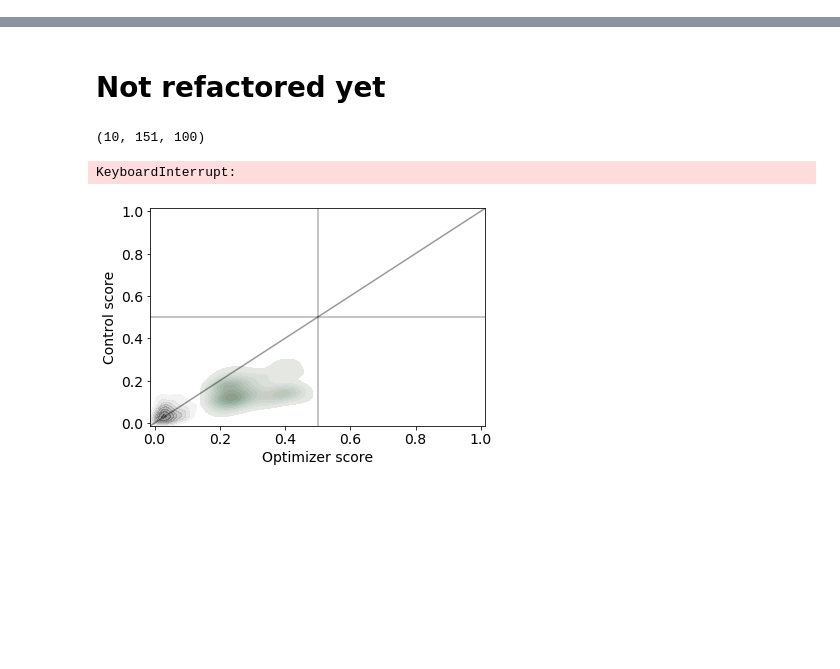
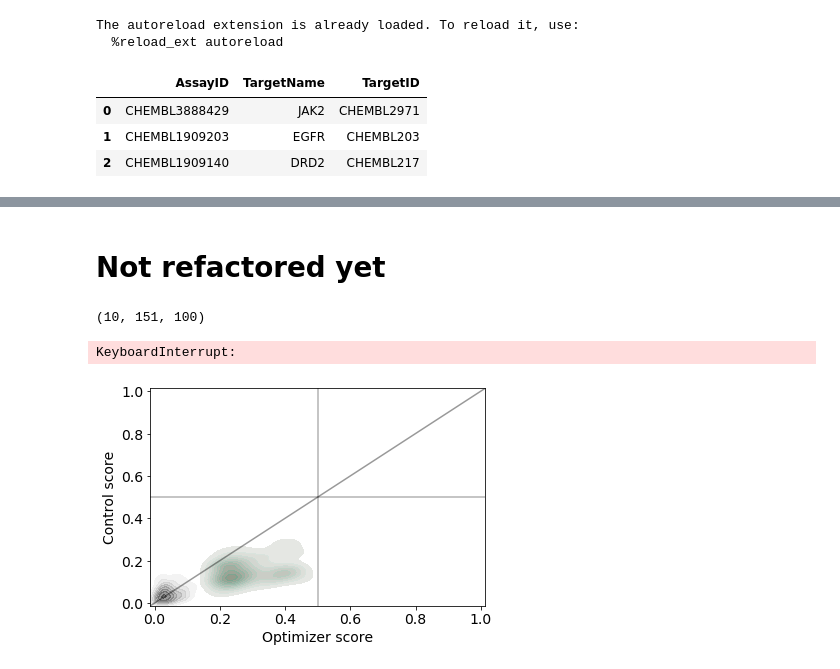
Before and after one commit to ml-jku/mgenerators-failure-modes, a Jupyter notebook: visualization.ipynb, the cells around one changed output, grey strips where cells are left out. Cells and saved outputs as stored; diff of their text form; code cells hidden in the pictures; blank space fills up the shorter version.

```diff
--- a/visualization.ipynb
+++ b/visualization.ipynb
@@ -15,17 +1,39 @@ from plot_utils import npflatten
 # %%
+%load_ext autoreload
+%autoreload 2
+
+import json
+import os
+import pickle
+from collections import defaultdict
+from glob import glob
+from pathlib import Path
+
+import matplotlib.pyplot as plt
+import numpy as np
+import pandas as pd
 from matplotlib import rcParams
+from matplotlib.lines import Line2D
+
+from plot_utils import (median_score_compound, median_score_single, npflatten,
+                        plot_wrapper, ratio_active_compound,
+                        ratio_active_single)
+
 # rcParams.update(matplotlib.rcParamsDefault)
 params = {
-#    'axes.labelsize': 8,
-   'font.size': 14,
+    #    'axes.labelsize': 8,
+    'font.size': 14,
 
-#    'legend.fontsize': 14,
-#    'xtick.labelsize': 10,
-#    'ytick.labelsize': 10,
-   'text.usetex': False,
-#    'figure.figsize': [4.5, 4.5]
+    #    'legend.fontsize': 14,
+    #    'xtick.labelsize': 10,
+    #    'ytick.labelsize': 10,
+    'text.usetex': False,
+    #    'figure.figsize': [4.5, 4.5]
 }
 rcParams.update(params)
+# %% [output]
+The autoreload extension is already loaded. To reload it, use:
+  %reload_ext autoreload
 # %%
 # folder structure is as follows:
 # /results/{algorithm}/{chid}/{date}/
@@ -49 +52,15 @@ legend_dict = {'Split1':'Optimizer',
+# %%
+columns = ['AssayID', 'TargetName', 'TargetID']
+rows = [('CHEMBL3888429', 'JAK2', 'CHEMBL2971'),
+     ('CHEMBL1909203', 'EGFR', 'CHEMBL203'),
+     ('CHEMBL1909140', 'DRD2', 'CHEMBL217')]
+
+assay_info = pd.DataFrame(rows, columns=columns)
+chid_name = dict(zip(assay_info['AssayID'], assay_info['TargetName']))
+assay_info
+# %% [output]
+|  | AssayID | TargetName | TargetID |
+| 0 | CHEMBL3888429 | JAK2 | CHEMBL2971 |
+| 1 | CHEMBL1909203 | EGFR | CHEMBL203 |
+| 2 | CHEMBL1909140 | DRD2 | CHEMBL217 |
 # %%
```
Also changed, not shown: parts of 5 cells of this notebook, 1 other file.
